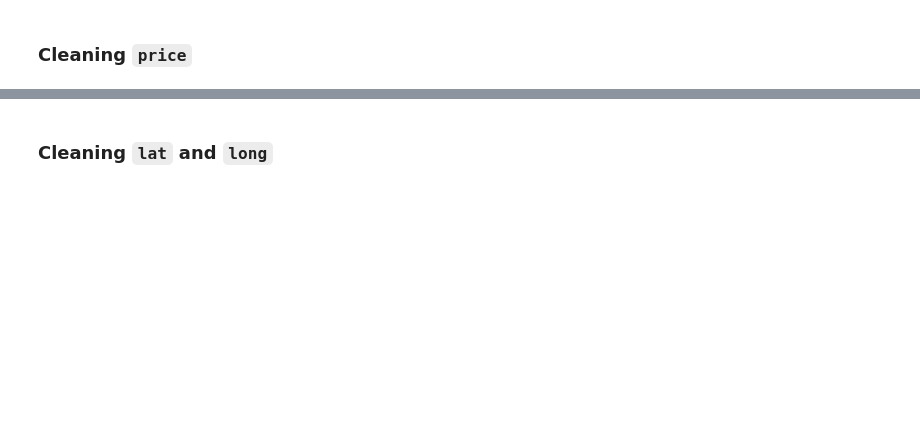
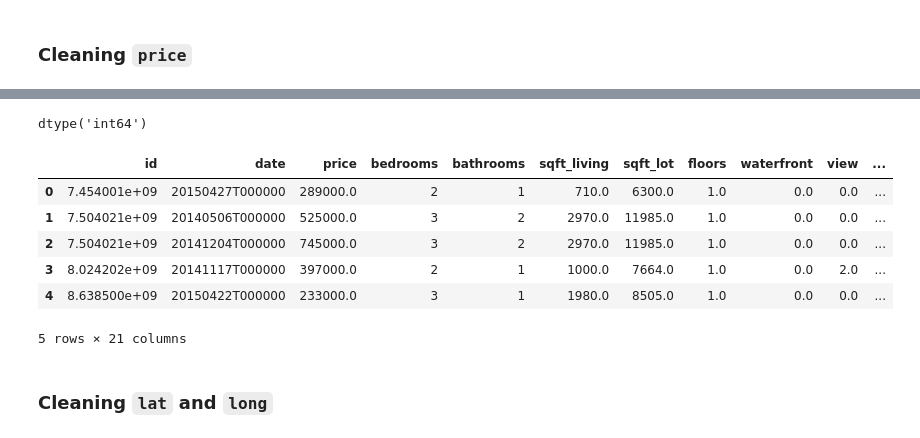
Before and after one commit to SaiKiru/cc19-notebooks, a Jupyter notebook: Lab2- KingCountyHouse/Lab2 - KingCountyHouse.ipynb, the cells around one changed output, grey strips where cells are left out. Drawn from its saved outputs; the diff is of its cells as text; code cells hidden in the pictures; blank space fills up the shorter version.

```diff
--- a/Lab2- KingCountyHouse/Lab2 - KingCountyHouse.ipynb
+++ b/Lab2- KingCountyHouse/Lab2 - KingCountyHouse.ipynb
@@ -113,2 +106,14 @@ df[df['date'].isnull()] = datetime.datetime(2014, 11, 1).strftime('%Y%m%dT%H%M%S
 # %% [markdown]
 ### Cleaning `price`
+# %%
+# Convert negative prices to positive
+df['price'] = df['price'].apply(
+    lambda x:
+        abs(x)
+        if not (pd.isnull(x))
+
+        else
+        x
+)
+
+df['price'].describe()
@@ -114,0 +195,4 @@ df[df['date'].isnull()] = datetime.datetime(2014, 11, 1).strftime('%Y%m%dT%H%M%S
+# %%
+# because there's no such thing as 2.2 bedrooms
+df['bedrooms'] = df['bedrooms'].astype(int)
+df['bedrooms'].dtypes
@@ -114,0 +204,21 @@ df[df['date'].isnull()] = datetime.datetime(2014, 11, 1).strftime('%Y%m%dT%H%M%S
+# %%
+# if bathrooms is NaN or <1, convert it to mean
+df['bathrooms'] = df['bathrooms'].apply(
+    lambda x:
+        df['bathrooms'].mean()
+        if (x < 1)
+
+        else
+        x
+)
+
+df['bathrooms'] = df['bathrooms'].apply(
+    lambda x:
+        df['bathrooms'].mean()
+        if pd.isnull(x)
+
+        else
+        x
+)
+
+df['bathrooms'].describe()
@@ -115,3 +235,19 @@ df[df['date'].isnull()] = datetime.datetime(2014, 11, 1).strftime('%Y%m%dT%H%M%S
+# %%
+# because there's no such thing as 2.2 bathrooms
+df['bathrooms'] = df['bathrooms'].astype(int)
+df['bathrooms'].dtypes
+# %% [output]
+dtype('int64')
+# %%
+df.head()
+# %% [output]
+|  | id | date | price | bedrooms | bathrooms | sqft_living | sqft_lot | floors | waterfront | view | ... |
+| 0 | 7.454001e+09 | 20150427T000000 | 289000.0 | 2 | 1 | 710.0 | 6300.0 | 1.0 | 0.0 | 0.0 | ... |
+| 1 | 7.504021e+09 | 20140506T000000 | 525000.0 | 3 | 2 | 2970.0 | 11985.0 | 1.0 | 0.0 | 0.0 | ... |
+| 2 | 7.504021e+09 | 20141204T000000 | 745000.0 | 3 | 2 | 2970.0 | 11985.0 | 1.0 | 0.0 | 0.0 | ... |
+| 3 | 8.024202e+09 | 20141117T000000 | 397000.0 | 2 | 1 | 1000.0 | 7664.0 | 1.0 | 0.0 | 2.0 | ... |
+| 4 | 8.638500e+09 | 20150422T000000 | 233000.0 | 3 | 1 | 1980.0 | 8505.0 | 1.0 | 0.0 | 0.0 | ... |
+5 rows × 21 columns
 # %% [markdown]
 ### Cleaning `lat` and `long`
 # %% [markdown]
```
Also changed, not shown: parts of 12 cells of this notebook.
